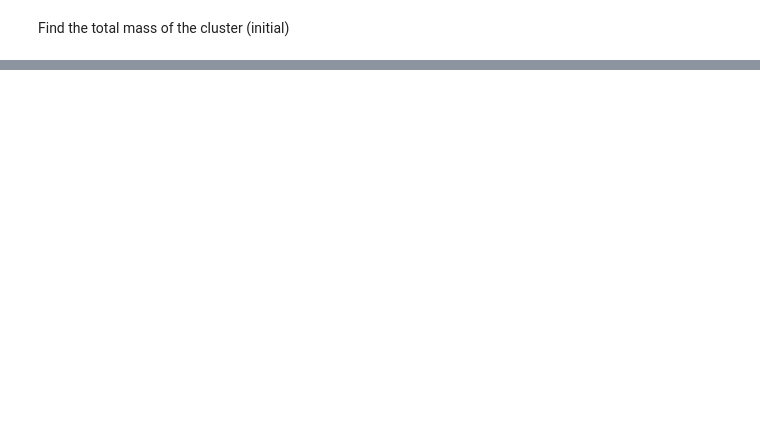
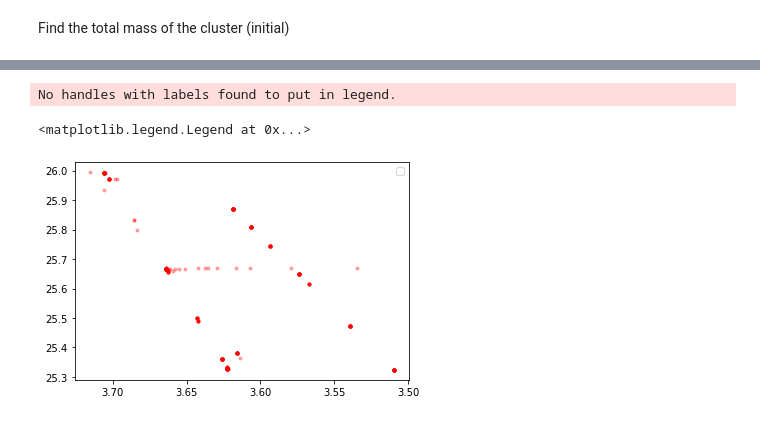
Before and after one commit to astropy/SPISEA, a Jupyter notebook: Test_Plots/Debugging the SPISEA isochrone at 0.1 * solar metallicity 10**9.3 years old-Low-Met.ipynb, the cells around one changed output, grey strips where cells are left out. Saved outputs shown, nothing was run; the diff lists cells and outputs as text; code cells hidden in the pictures; blank space fills up the shorter version.

```diff
--- a/Test_Plots/Debugging the SPISEA isochrone at 0.1 * solar metallicity 10**9.3 years old-Low-Met.ipynb
+++ b/Test_Plots/Debugging the SPISEA isochrone at 0.1 * solar metallicity 10**9.3 years old-Low-Met.ipynb
@@ -397,0 +595,27 @@ clus_1.star_systems['systemMass'].sum()
+# %%
+bad_line3= iso1.secondaries[np.where((np.log10(iso1.secondaries['L']) < 26) &
+                                     (np.log10(iso1.secondaries['L']) > 25.3) &
+                                     (np.log10(iso1.secondaries['Teff']) < 3.75) &
+                                     (np.log10(iso1.secondaries['Teff']) > 3.3))]
+# %%
+bad_line4= iso1.primaries[np.where((np.log10(iso1.primaries['L']) < 26) &
+                                     (np.log10(iso1.primaries['L']) > 25.3) &
+                                     (np.log10(iso1.primaries['Teff']) < 3.75) &
+                                     (np.log10(iso1.primaries['Teff']) > 3.3))]
+# %%
+bad_line5= iso1.singles[np.where((np.log10(iso1.singles['L']) < 26) &
+                                     (np.log10(iso1.singles['L']) > 25.3) &
+                                     (np.log10(iso1.singles['Teff']) < 3.75) &
+                                     (np.log10(iso1.singles['Teff']) > 3.3))]
+# %%
+plt.plot(np.log10(bad_line3['Teff']), np.log10(bad_line3["L"]), "r.", alpha =0.3)
+plt.plot(np.log10(bad_line4['Teff']), np.log10(bad_line4["L"]), "r.", alpha =0.3)
+plt.plot(np.log10(bad_line5['Teff']), np.log10(bad_line5["L"]), "r.", alpha =0.3)
+
+
+plt.gca().invert_xaxis()
+plt.legend()
+# %% [output]
+No handles with labels found to put in legend.
+<matplotlib.legend.Legend at 0x...>
+[figure, added]
```
Also changed, not shown: parts of 37 cells of this notebook, 9 other files.
